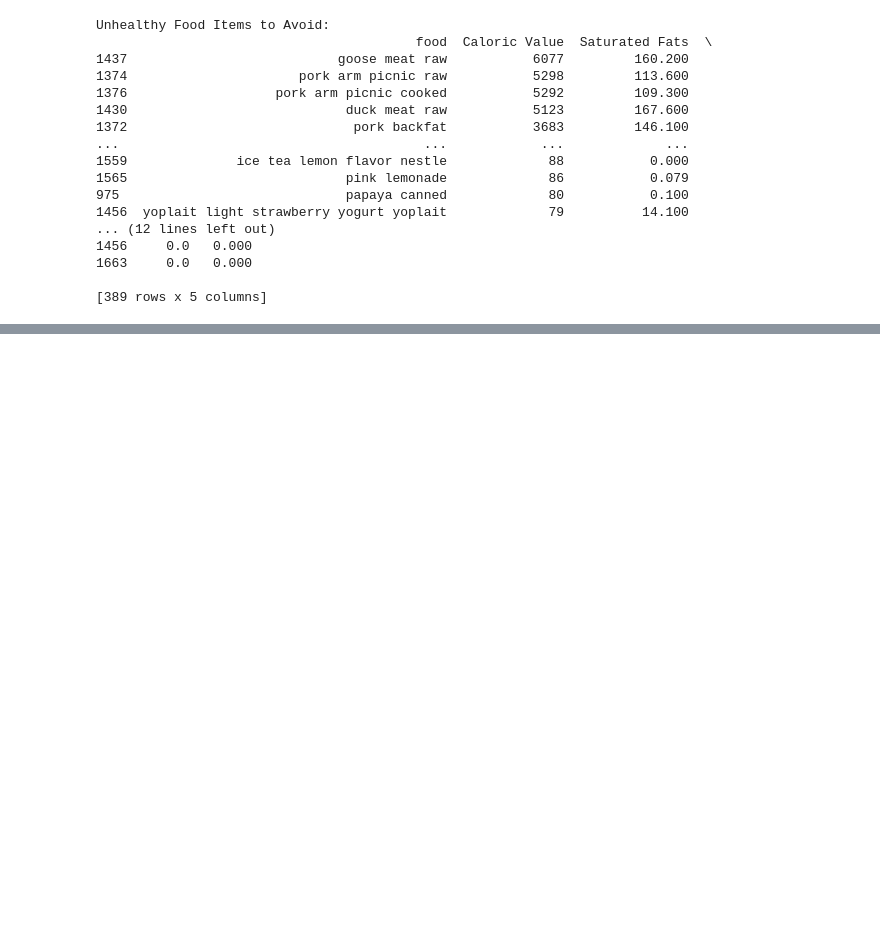
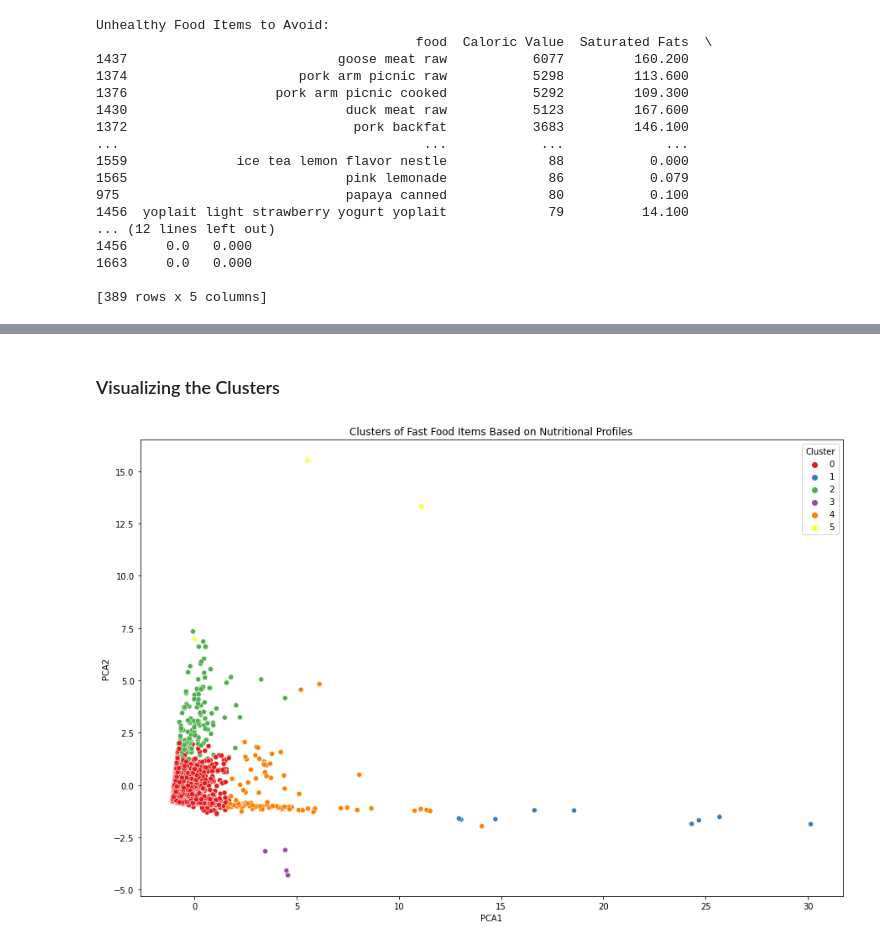
Before and after one commit to lynguyen21/food_nutrition, a Jupyter notebook: food_analysis.ipynb, the cells around one changed output, grey strips where cells are left out. Drawn from its saved outputs; the diff is of its cells as text; code cells hidden in the pictures; blank space fills up the shorter version.

```diff
--- a/food_analysis.ipynb
+++ b/food_analysis.ipynb
@@ -216,0 +257,25 @@ Unhealthy Food Items to Avoid:
+# %%
+# Applying KMeans with the chosen number of clusters (e.g., k=3)
+kmeans = KMeans(n_clusters=6, random_state=42)
+df['Cluster'] = kmeans.fit_predict(df_scaled)
+# %% [markdown]
+### Visualizing the Clusters
+# %%
+from sklearn.decomposition import PCA
+import seaborn as sns
+
+# Apply PCA to reduce dimensionality to 2D for visualization
+pca = PCA(n_components=2)
+df_pca = pca.fit_transform(df_scaled)
+
+# Add the PCA components and cluster labels to the DataFrame
+df['PCA1'] = df_pca[:, 0]
+df['PCA2'] = df_pca[:, 1]
+
+# Visualize the clusters in a 2D scatter plot
+plt.figure(figsize=(15, 10))
+sns.scatterplot(x='PCA1', y='PCA2', hue='Cluster', data=df, palette='Set1')
+plt.title('Clusters of Fast Food Items Based on Nutritional Profiles')
+plt.show()
+# %% [output]
+[figure, added]
```
Also changed, not shown: parts of 6 cells of this notebook.
